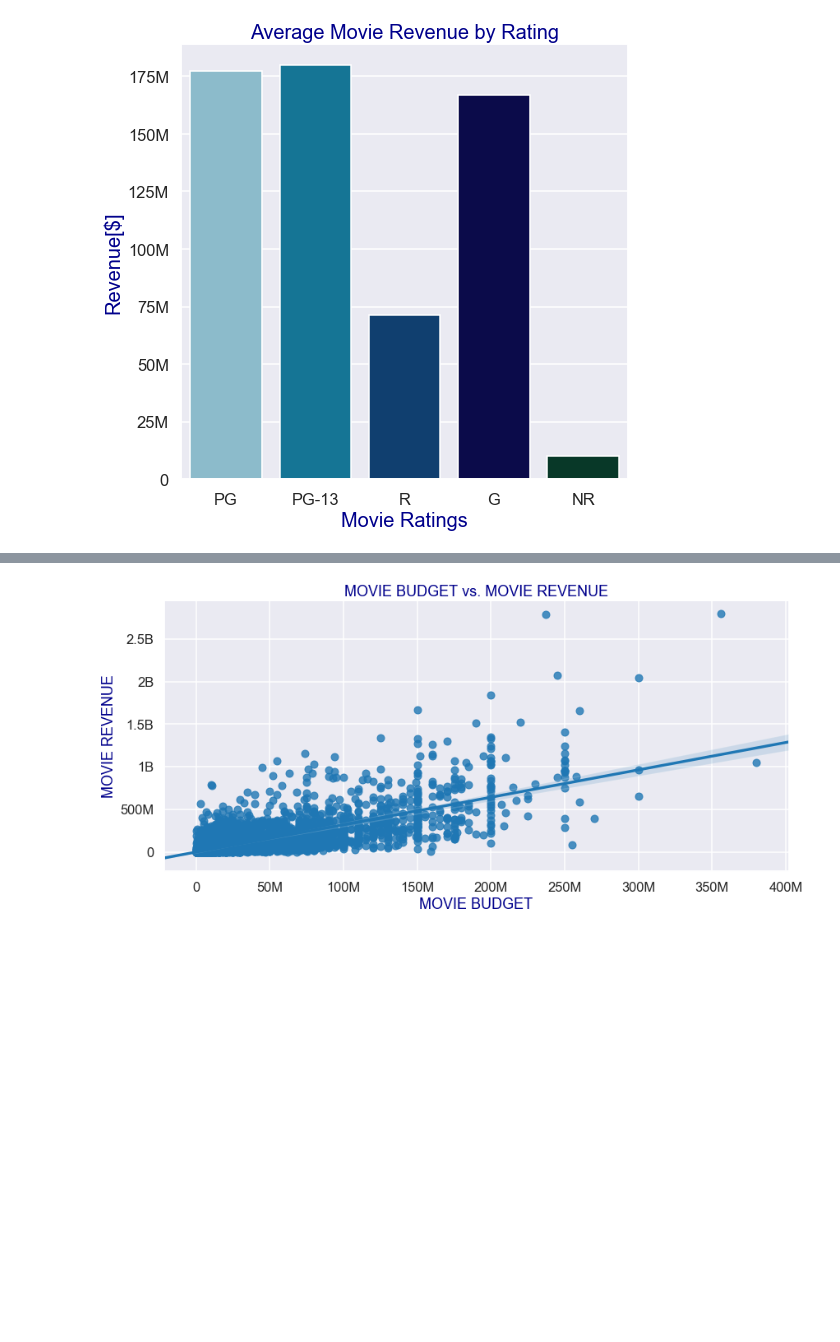
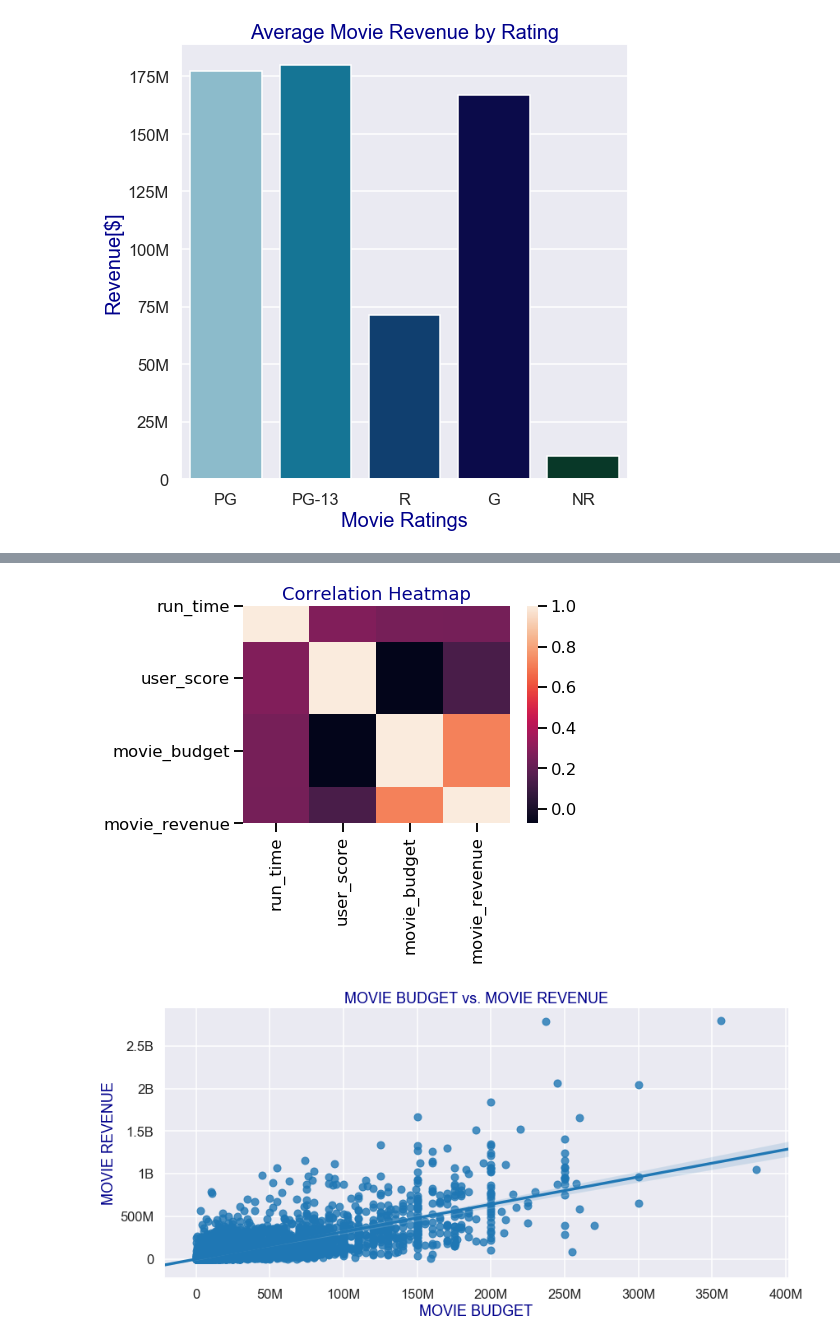
Before and after one commit to gabrieljarosi/dsc-mod-1-project-v2-1-onl01-dtsc-pt-041320, a Jupyter notebook: student.ipynb, the cells around one changed output, grey strips where cells are left out. Drawn from its saved outputs; the diff is of its cells as text; code cells hidden in the pictures; blank space fills up the shorter version.

```diff
--- a/student.ipynb
+++ b/student.ipynb
@@ -497,3 +522,11 @@ plt.show()
+# %%
+# A QUICK CORRELATION HEATMAP. NOT TOO RELEVANT
+corr = df.corr()
+heat = sns.heatmap(corr)
+plt.title('Correlation Heatmap',fontsize=18, color = 'darkblue')
+plt.show()
+# %% [output]
+[figure, added]
 # %%
 #GRAPHING MOVIE BUDGET VS MOVIE REVENUE
 fig_1 = sns.lmplot(x="movie_budget", y="movie_revenue",fit_reg = True, data=df, height=6, aspect=2)
```
Also changed, not shown: parts of 27 cells of this notebook.
